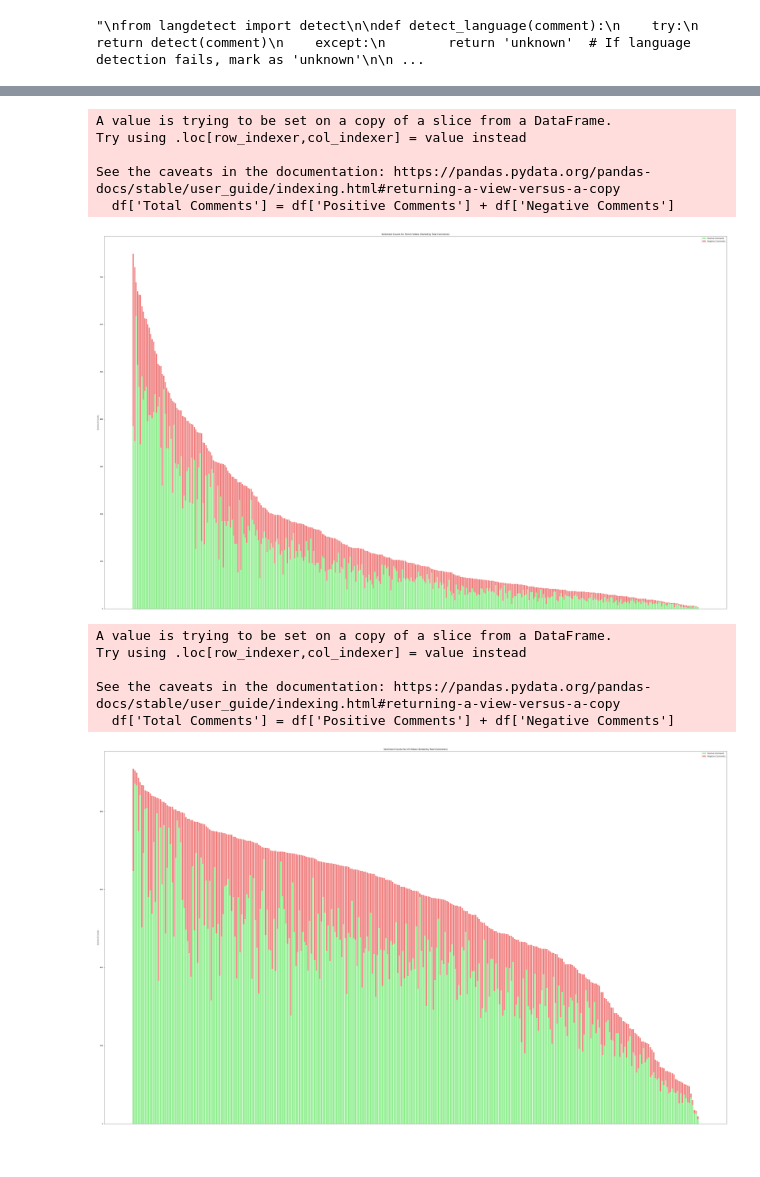
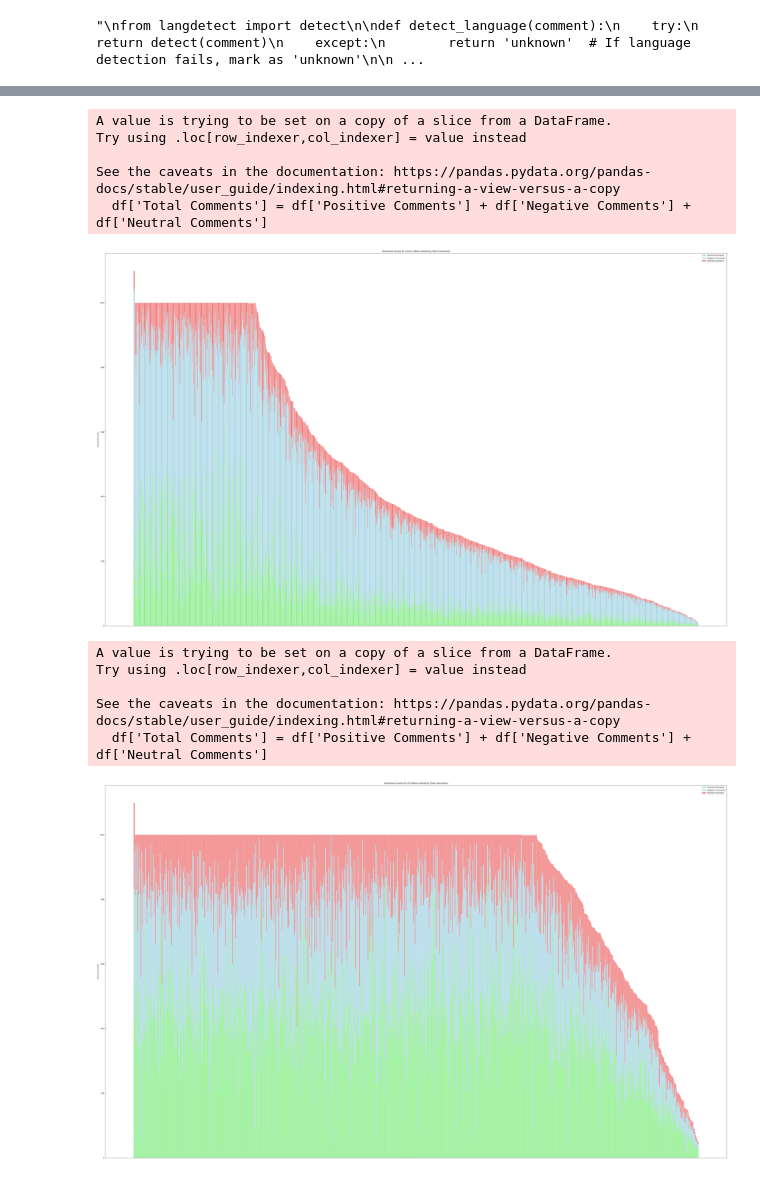
Before and after one commit to Myst4ke/yt-comment-analysis, a Jupyter notebook: test.ipynb, the cells around one changed output, grey strips where cells are left out. Drawn from its saved outputs; the diff is of its cells as text; code cells hidden in the pictures.

Commit message:
maj graph+neutral

```diff
--- a/test.ipynb
+++ b/test.ipynb
@@ -221,41 +244,43 @@ us_df = merged_df[merged_df['region'] == 'US']
 
 def plot_sentiment_counts(df, title, sort_by='Total Comments'):
     # Calculate total comments
-    df['Total Comments'] = df['Positive Comments'] + df['Negative Comments']
+    df['Total Comments'] = df['Positive Comments'] + df['Negative Comments'] + df['Neutral Comments']
 
     # Sort the DataFrame by the total number of comments
     df_sorted = df.sort_values(by=sort_by, ascending=False)
 
     positive_comments = df_sorted['Positive Comments']
     negative_comments = df_sorted['Negative Comments']
+    neutral_comments = df_sorted['Neutral Comments']
     num_videos = len(df_sorted)
 
     # Create a bar plot
     plt.figure(figsize=(50, 30))
     plt.bar(range(num_videos), positive_comments, color='lightgreen', label='Positive Comments')
-    plt.bar(range(num_videos), negative_comments, color='lightcoral', label='Negative Comments', bottom=positive_comments)
+    plt.bar(range(num_videos), neutral_comments, color='lightblue', label='Neutral Comments', bottom=positive_comments)
+    plt.bar(range(num_videos), negative_comments, color='lightcoral', label='Negative Comments', bottom=positive_comments + neutral_comments)
     plt.ylabel('Comment Counts')
     plt.title(title)
-    plt.legend(['Positive Comments', 'Negative Comments'], loc='upper right')
+    plt.legend(['Positive Comments', 'Negative Comments', 'Neutral Comments'], loc='upper right')
     plt.xticks([])
     plt.tight_layout()
     plt.show()
 
 # Plot sentiment counts for French videos, sorted by Total Comments
-plot_sentiment_counts(fr_df, 'Sentiment Counts for French Videos (Sorted by Total Comments)', sort_by='Total Comments')
+plot_sentiment_counts(fr_df, 'Sentiment Counts for French Videos (Sorted by Total Comments)')
 
 # Plot sentiment counts for US videos, sorted by Total Comments
-plot_sentiment_counts(us_df, 'Sentiment Counts for US Videos (Sorted by Total Comments)', sort_by='Total Comments')
+plot_sentiment_counts(us_df, 'Sentiment Counts for US Videos (Sorted by Total Comments)')
 # %% [output]
 A value is trying to be set on a copy of a slice from a DataFrame.
 Try using .loc[row_indexer,col_indexer] = value instead
 
 See the caveats in the documentation: https://pandas.pydata.org/pandas-docs/stable/user_guide/indexing.html#returning-a-view-versus-a-copy
-  df['Total Comments'] = df['Positive Comments'] + df['Negative Comments']
+  df['Total Comments'] = df['Positive Comments'] + df['Negative Comments'] + df['Neutral Comments']
-[figure, old version]
+[figure, new version]
 A value is trying to be set on a copy of a slice from a DataFrame.
 Try using .loc[row_indexer,col_indexer] = value instead
 
 See the caveats in the documentation: https://pandas.pydata.org/pandas-docs/stable/user_guide/indexing.html#returning-a-view-versus-a-copy
-  df['Total Comments'] = df['Positive Comments'] + df['Negative Comments']
+  df['Total Comments'] = df['Positive Comments'] + df['Negative Comments'] + df['Neutral Comments']
-[figure, old version]
+[figure, new version]
```
Also changed, not shown: parts of 20 cells of this notebook.
